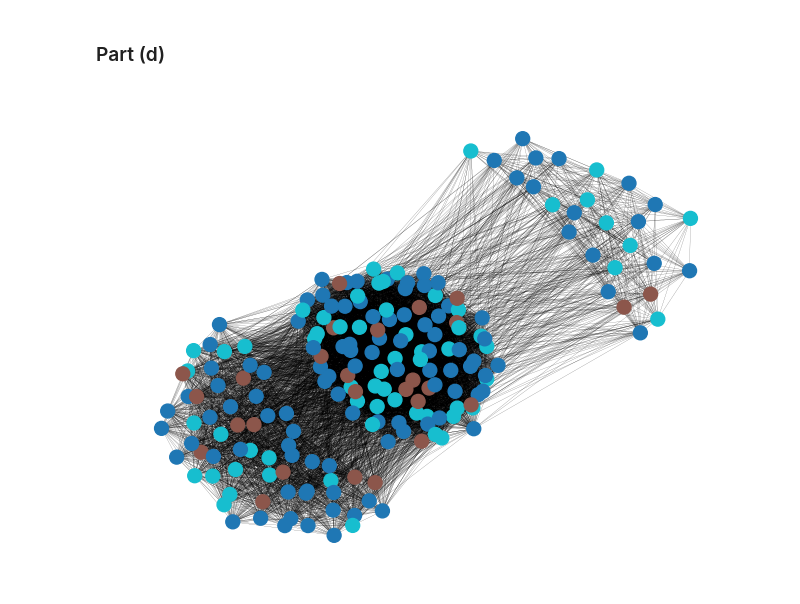
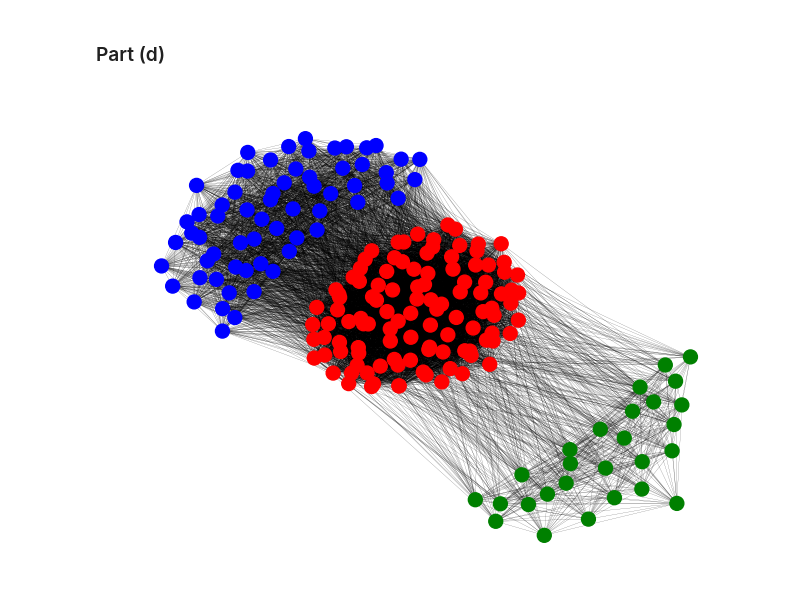
Before and after one commit to DapperDataAnalyst/Advanced-Predictive-Models, a Jupyter notebook: Staff-Graded Network Models.ipynb, the cells around one changed output. Cells and saved outputs as stored; diff of their text form; code cells hidden in the pictures.

Commit message:
Fixed network graph partition

```diff
--- a/Staff-Graded Network Models.ipynb
+++ b/Staff-Graded Network Models.ipynb
@@ -107,17 +107,26 @@ plt.show()
 # %%
 # Create a graph from the adjacency matrix
 G = nx.from_numpy_array(A)
 
 # Create a list of colors based on the community membership
-node_colors = [np.argmax(theta[node]) for node in G.nodes()]
+cmap = []
+for node in G:
+    if node < 110:
+        cmap.append('red')
+    elif node < (110+27):
+        cmap.append('green')
+    else:
+        cmap.append('blue')
 
 # Set the position of the nodes
 pos = nx.spring_layout(G)
 
+
+
 # Draw the nodes with different colors for each community
-nx.draw(G, pos, with_labels=False, node_size=100, width=0.1, node_color=node_colors, cmap='tab10')
+nx.draw(G, pos, with_labels=False, node_size=100, width=0.1, node_color=cmap, cmap='tab10')
 
 # Show the plot
 plt.show()
 # %% [output]
-[figure, old version]
+[figure, new version]
```
